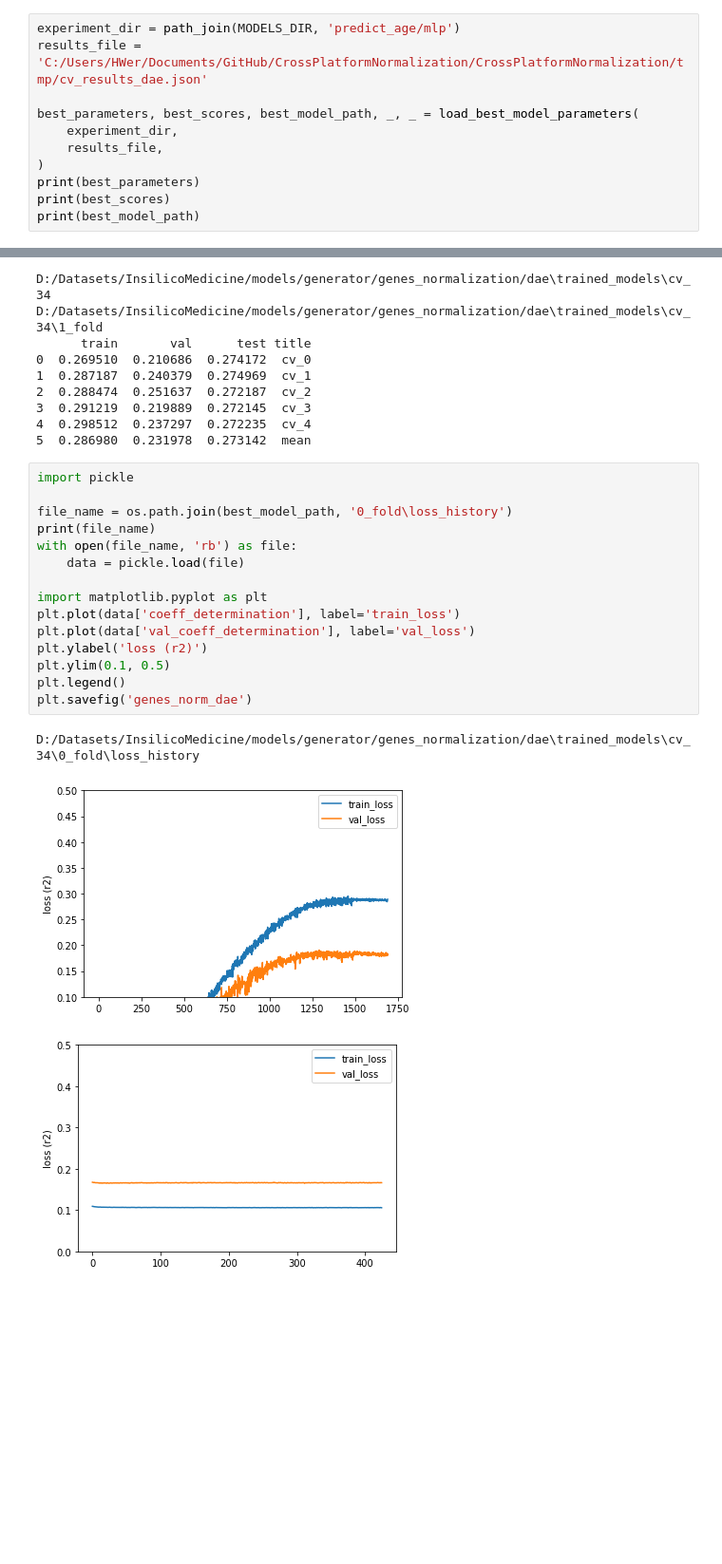
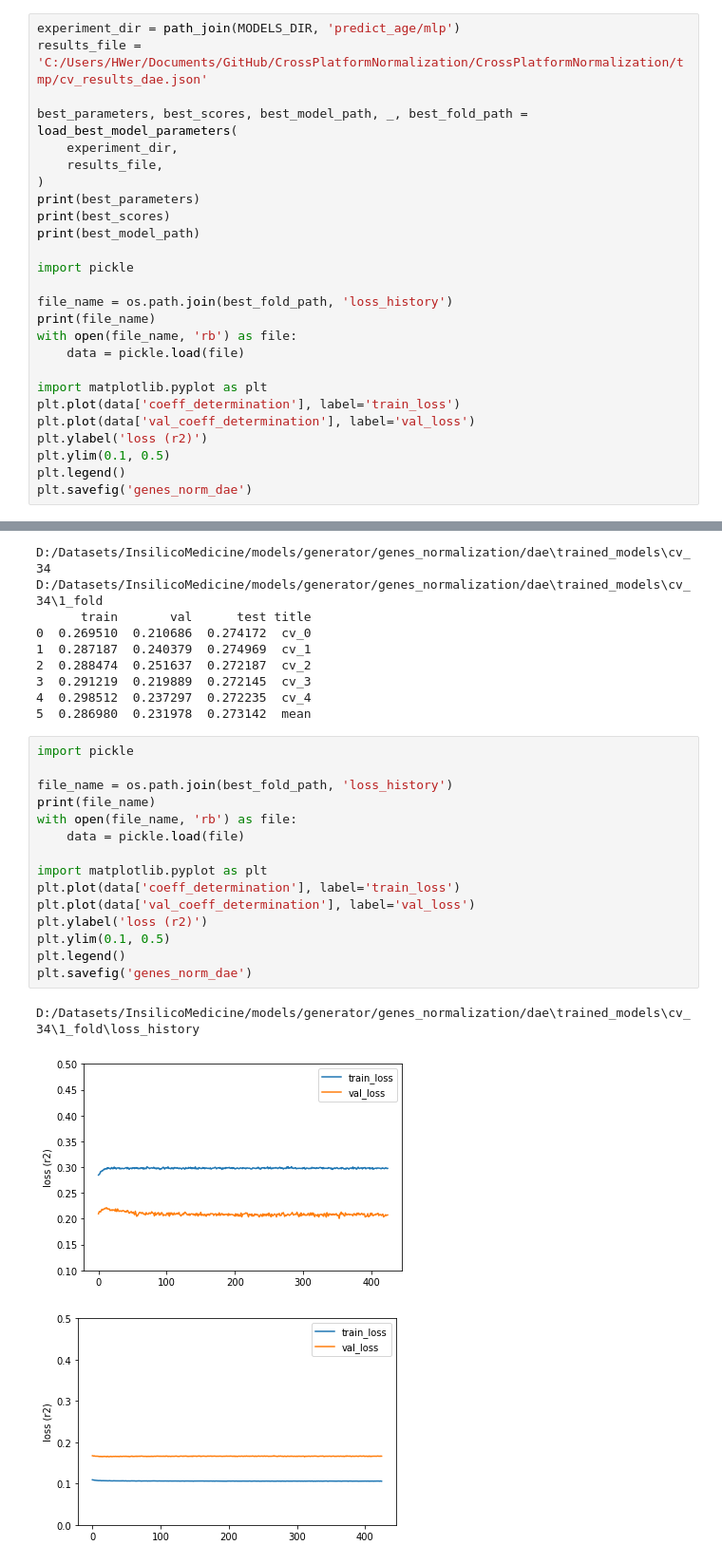
Before and after one commit to mstrHW/CrossPlatformNormalization, a Jupyter notebook: main_scripts/notebooks/collect_results.ipynb, the cells around one changed output, grey strips where cells are left out. Shown at 95% size. Cells and saved outputs as stored; diff of their text form; blank space fills up the shorter version.

```diff
--- a/main_scripts/notebooks/collect_results.ipynb
+++ b/main_scripts/notebooks/collect_results.ipynb
@@ -72,11 +72,26 @@ print(best_model_path)
 experiment_dir = path_join(MODELS_DIR, 'predict_age/mlp')
 results_file = 'C:/Users/HWer/Documents/GitHub/CrossPlatformNormalization/CrossPlatformNormalization/tmp/cv_results_dae.json'
 
-best_parameters, best_scores, best_model_path, _, _ = load_best_model_parameters(
+best_parameters, best_scores, best_model_path, _, best_fold_path = load_best_model_parameters(
     experiment_dir,
     results_file,
 )
 print(best_parameters)
 print(best_scores)
 print(best_model_path)
+
+import pickle
+
+file_name = os.path.join(best_fold_path, 'loss_history')
+print(file_name)
+with open(file_name, 'rb') as file:
+    data = pickle.load(file)
+
+import matplotlib.pyplot as plt
+plt.plot(data['coeff_determination'], label='train_loss')
+plt.plot(data['val_coeff_determination'], label='val_loss')
+plt.ylabel('loss (r2)')
+plt.ylim(0.1, 0.5)
+plt.legend()
+plt.savefig('genes_norm_dae')
 # %% [output]
@@ -118,21 +131,21 @@ D:/Datasets/InsilicoMedicine/models/generator/genes_normalization/dae\trained_mo
 # %%
 import pickle
 
-file_name = os.path.join(best_model_path, '0_fold\loss_history')
+file_name = os.path.join(best_fold_path, 'loss_history')
 print(file_name)
 with open(file_name, 'rb') as file:
     data = pickle.load(file)
 
 import matplotlib.pyplot as plt
 plt.plot(data['coeff_determination'], label='train_loss')
 plt.plot(data['val_coeff_determination'], label='val_loss')
 plt.ylabel('loss (r2)')
 plt.ylim(0.1, 0.5)
 plt.legend()
 plt.savefig('genes_norm_dae')
 # %% [output]
-D:/Datasets/InsilicoMedicine/models/generator/genes_normalization/dae\trained_models\cv_34\0_fold\loss_history
+D:/Datasets/InsilicoMedicine/models/generator/genes_normalization/dae\trained_models\cv_34\1_fold\loss_history
-[figure, old version]
+[figure, new version]
 # %%
 # %% [output]
 [figure]
```
Also changed, not shown: parts of 1 cell of this notebook, 1 other file.
